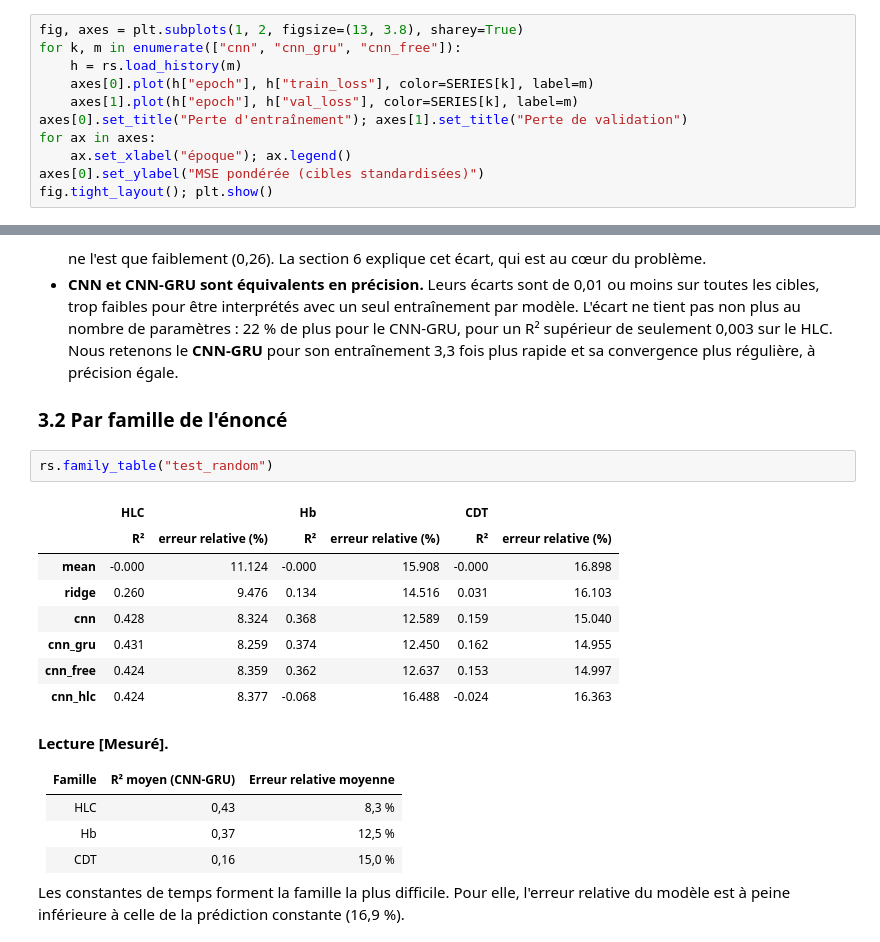
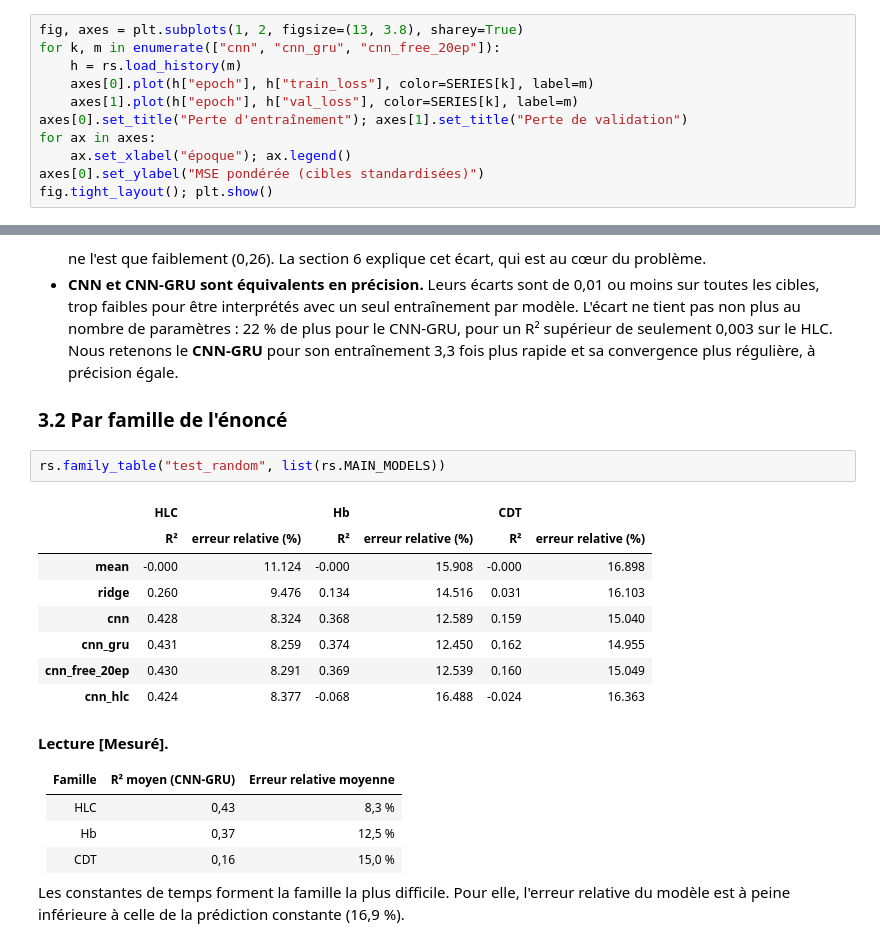
Before and after one commit to soufiane-ech/coEnergy-assessment, a Jupyter notebook: notebooks/02_modelisation.ipynb, the cells around one changed output, grey strips where cells are left out. Cells and saved outputs as stored; diff of their text form.

```diff
--- a/notebooks/02_modelisation.ipynb
+++ b/notebooks/02_modelisation.ipynb
@@ -141,7 +146,7 @@ rs.training_table()
 **Lecture [Mesuré].** Le CNN-GRU s'entraîne **3,3 fois plus vite** que le CNN (19 min contre 63 min), alors qu'il compte 22 % de paramètres en plus. Le temps de calcul dépend de la longueur de la séquence traitée par chaque couche, bien plus que du nombre de paramètres (tableau du coût de calcul ci-dessus).
 # %%
 fig, axes = plt.subplots(1, 2, figsize=(13, 3.8), sharey=True)
-for k, m in enumerate(["cnn", "cnn_gru", "cnn_free"]):
+for k, m in enumerate(["cnn", "cnn_gru", "cnn_free_20ep"]):
     h = rs.load_history(m)
     axes[0].plot(h["epoch"], h["train_loss"], color=SERIES[k], label=m)
     axes[1].plot(h["epoch"], h["val_loss"], color=SERIES[k], label=m)
@@ -200,15 +203,15 @@ regression_metrics(p.y_true, p.y_pred)
 
 ### 3.2 Par famille de l'énoncé
 # %%
-rs.family_table("test_random")
+rs.family_table("test_random", list(rs.MAIN_MODELS))
 # %% [output]
 |  | HLC |  | Hb |  | CDT |  |
 |  | R² | erreur relative (%) | R² | erreur relative (%) | R² | erreur relative (%) |
 | mean | -0.000 | 11.124 | -0.000 | 15.908 | -0.000 | 16.898 |
 | ridge | 0.260 | 9.476 | 0.134 | 14.516 | 0.031 | 16.103 |
 | cnn | 0.428 | 8.324 | 0.368 | 12.589 | 0.159 | 15.040 |
 | cnn_gru | 0.431 | 8.259 | 0.374 | 12.450 | 0.162 | 14.955 |
-| cnn_free | 0.424 | 8.359 | 0.362 | 12.637 | 0.153 | 14.997 |
+| cnn_free_20ep | 0.430 | 8.291 | 0.369 | 12.539 | 0.160 | 15.049 |
 | cnn_hlc | 0.424 | 8.377 | -0.068 | 16.488 | -0.024 | 16.363 |
 # %% [markdown]
 **Lecture [Mesuré].**
```
Also changed, not shown: parts of 26 cells of this notebook, 24 other files.
